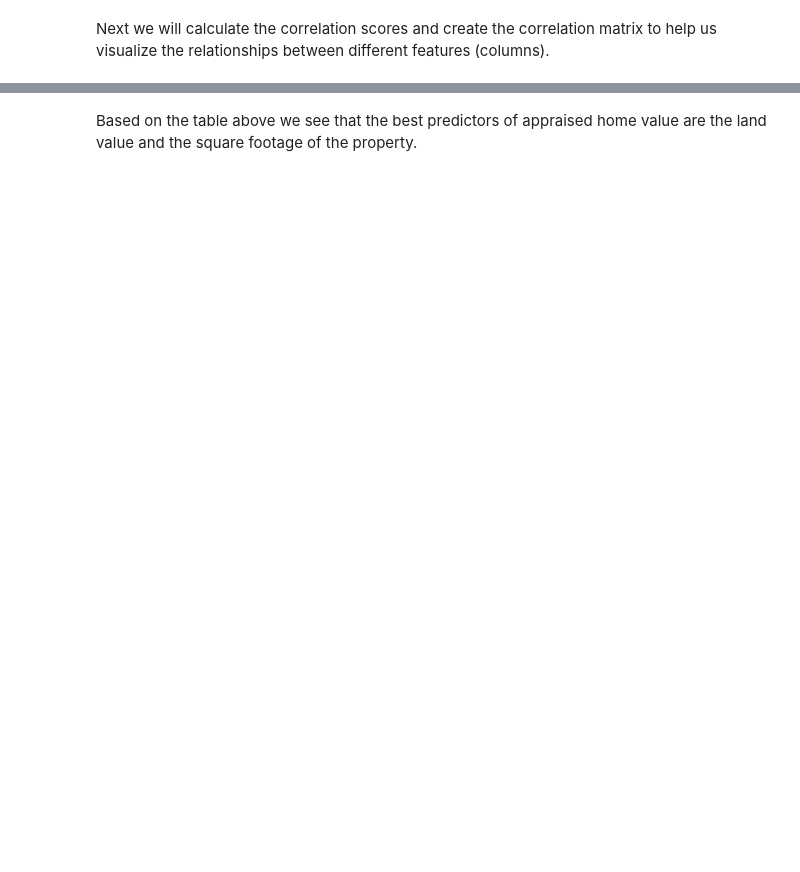
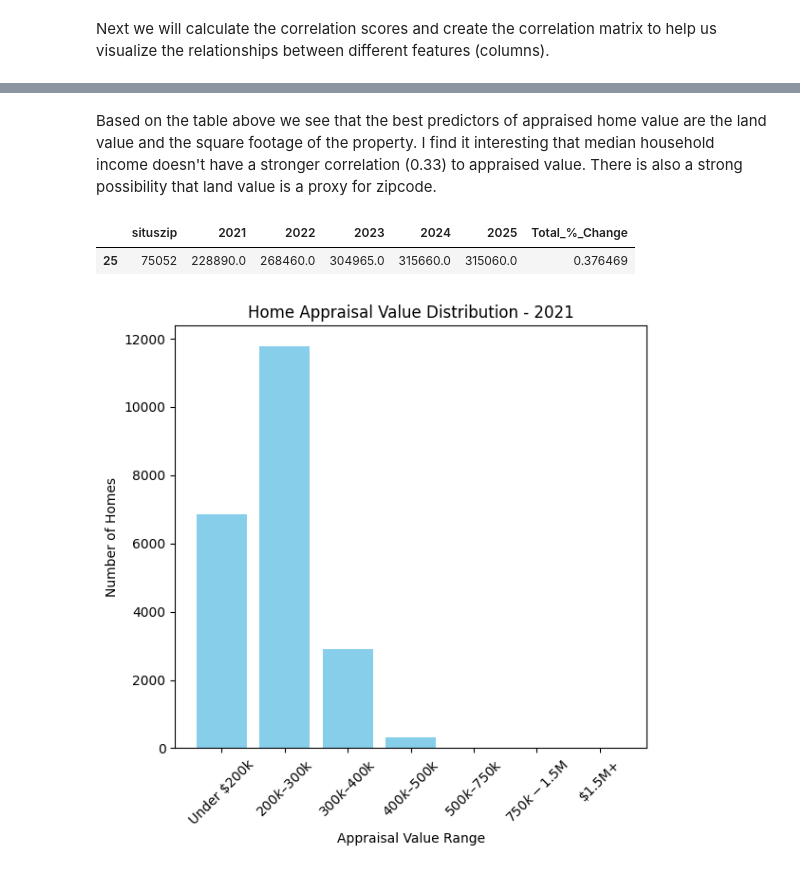
Before and after one commit to d-monkey-CG/DFW-Residential-Housing-Price-Predictor, a Jupyter notebook: DFW_Home_Price_EDA.ipynb, the cells around one changed output, grey strips where cells are left out. Drawn from its saved outputs; the diff is of its cells as text; code cells hidden in the pictures; blank space fills up the shorter version.

```diff
--- a/DFW_Home_Price_EDA.ipynb
+++ b/DFW_Home_Price_EDA.ipynb
@@ -308,8 +323,21 @@ numeric_data.corr().round(2)
 # %% [markdown]
-Based on the table above we see that the best predictors of appraised home value are the land value and the square footage of the property.
+Based on the table above we see that the best predictors of appraised home value are the land value and the square footage of the property. I find it interesting that median household income doesn't have a stronger correlation (0.33) to appraised value. There is also a strong possibility that land value is a proxy for zipcode.
 # %%
 #To select individual zipcodes for further drilldown
 
-zip_individual = zip_by_yr[zip_by_yr['situszip'] == '75050']
+zip_code = '75052'
+
+zip_individual = zip_by_yr[zip_by_yr['situszip'] == zip_code]
 
 zip_individual.head()
+# %% [output]
+|  | situszip | 2021 | 2022 | 2023 | 2024 | 2025 | Total_%_Change |
+| 25 | 75052 | 228890.0 | 268460.0 | 304965.0 | 315660.0 | 315060.0 | 0.376469 |
+# %%
+zip_code = '75052'
+
+data_drilldown = data[data['situszip'] == zip_code]
+
+lp_eda(2021, data_drilldown)
+# %% [output]
+[figure, added]
```
Also changed, not shown: parts of 5 cells of this notebook.
